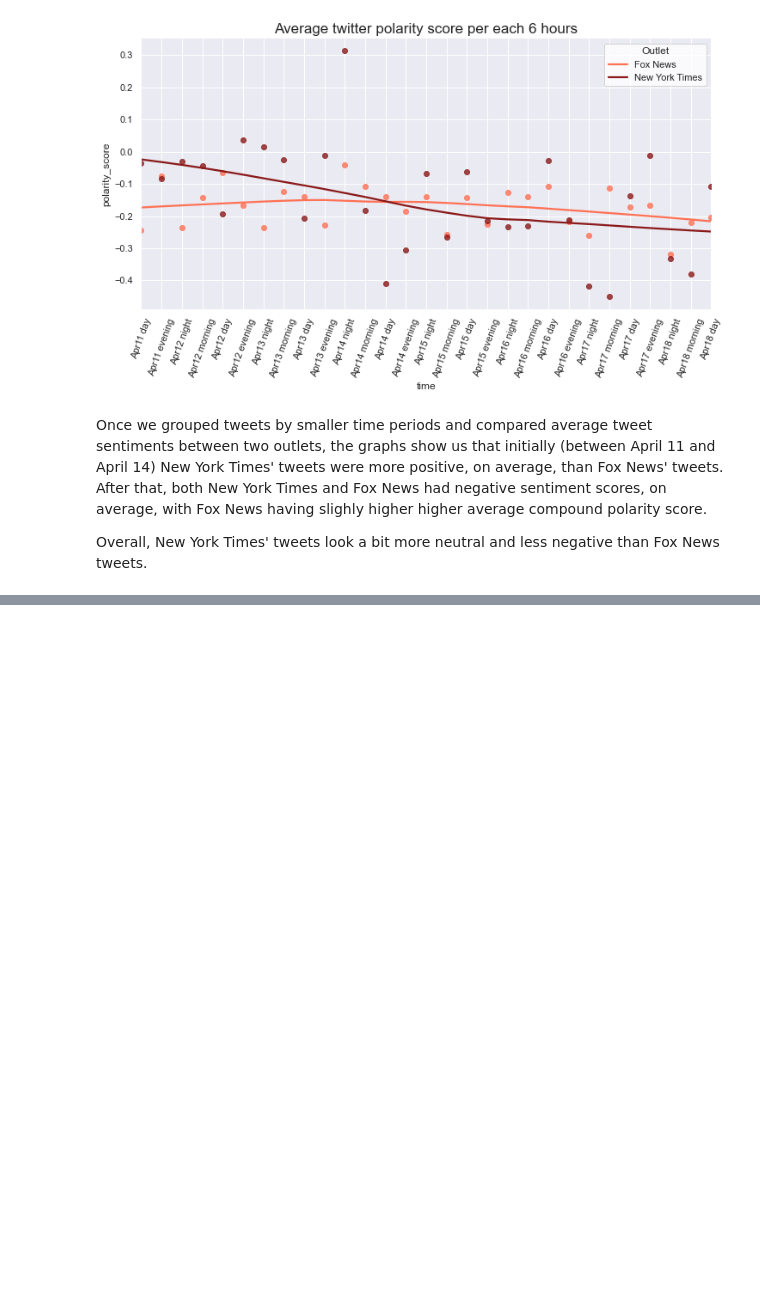
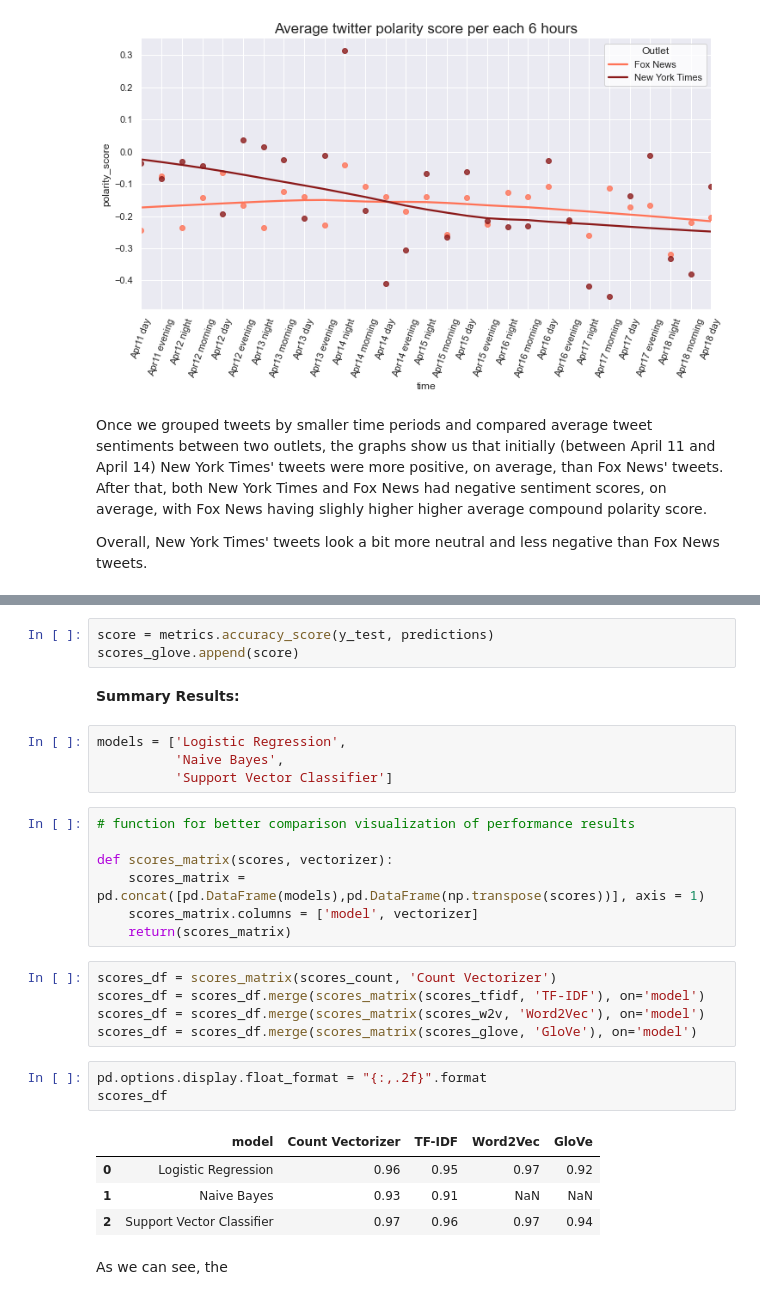
Before and after one commit to damirash/Analysis-of-Tweet_News, a Jupyter notebook: code.ipynb, the cells around one changed output, grey strips where cells are left out. Saved outputs shown, nothing was run; the diff lists cells and outputs as text; blank space fills up the shorter version.

Commit message:
prediction done

```diff
--- a/code.ipynb
+++ b/code.ipynb
@@ -810,0 +1179,31 @@ Overall, New York Times' tweets look a bit more neutral and less negative than F
+# %%
+score = metrics.accuracy_score(y_test, predictions)
+scores_glove.append(score)
+# %% [markdown]
+**Summary Results:**
+# %%
+models = ['Logistic Regression',
+          'Naive Bayes',
+          'Support Vector Classifier']
+# %%
+# function for better comparison visualization of performance results
+
+def scores_matrix(scores, vectorizer):
+    scores_matrix = pd.concat([pd.DataFrame(models),pd.DataFrame(np.transpose(scores))], axis = 1)
+    scores_matrix.columns = ['model', vectorizer]
+    return(scores_matrix)
+# %%
+scores_df = scores_matrix(scores_count, 'Count Vectorizer')
+scores_df = scores_df.merge(scores_matrix(scores_tfidf, 'TF-IDF'), on='model')
+scores_df = scores_df.merge(scores_matrix(scores_w2v, 'Word2Vec'), on='model')
+scores_df = scores_df.merge(scores_matrix(scores_glove, 'GloVe'), on='model')
+# %%
+pd.options.display.float_format = "{:,.2f}".format
+scores_df
+# %% [output]
+|  | model | Count Vectorizer | TF-IDF | Word2Vec | GloVe |
+| 0 | Logistic Regression | 0.96 | 0.95 | 0.97 | 0.92 |
+| 1 | Naive Bayes | 0.93 | 0.91 | NaN | NaN |
+| 2 | Support Vector Classifier | 0.97 | 0.96 | 0.97 | 0.94 |
+# %% [markdown]
+As we can see, the
```
Also changed, not shown: parts of 62 cells of this notebook.
